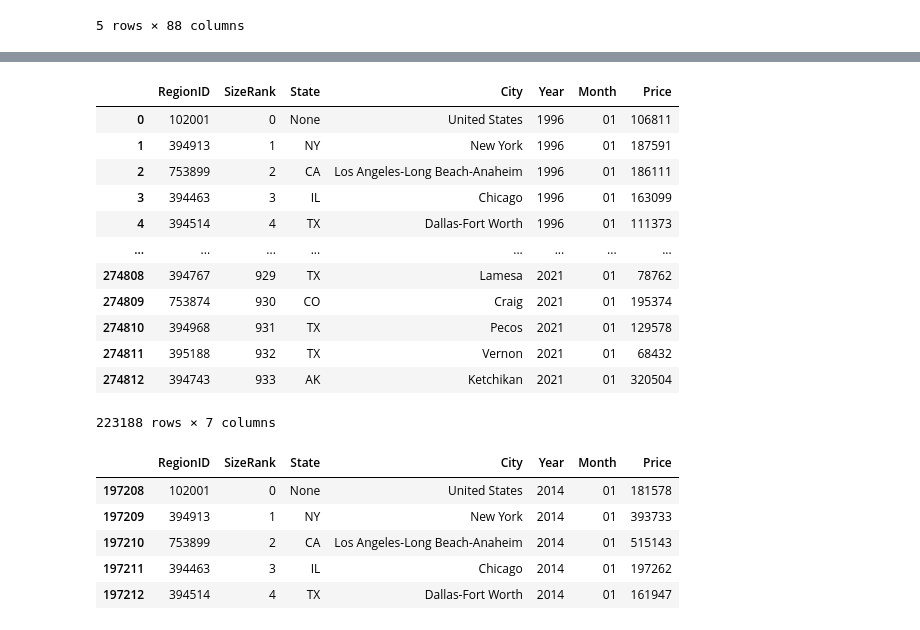
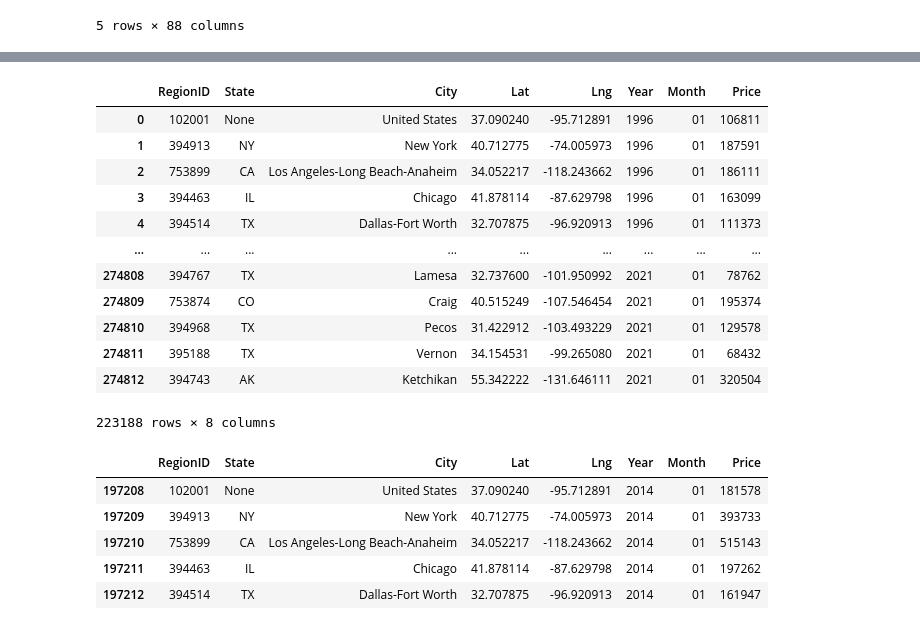
Before and after one commit to marybellavia/project-two, a Jupyter notebook: ETL.ipynb, the cells around one changed output, grey strips where cells are left out. Cells and saved outputs as stored; diff of their text form; code cells hidden in the pictures.

Commit message:
used google api to add lat and lng to database

```diff
--- a/ETL.ipynb
+++ b/ETL.ipynb
@@ -26,3 +31,20 @@ rent_df.head()
 | 3 | 394463 | Chicago, IL | 3 | 1511.0 | 1517.0 | 1522.0 | 1528.0 | 1533.0 | 1539 | 1544 | ... |
 | 4 | 394514 | Dallas-Fort Worth, TX | 4 | 1199.0 | 1207.0 | 1214.0 | 1221.0 | 1229.0 | 1236 | 1243 | ... |
 5 rows × 88 columns
+# %%
+# getting lng and lat to add to table to create maps in future js layer
+lat_col = []
+lng_col = []
+for city in rent_df['RegionName']:
+    target_url = ('https://maps.googleapis.com/maps/api/geocode/json?'
+    'address={0}&key={1}').format(city, gkey)
+    geo_data = requests.get(target_url).json()
+    lat = geo_data["results"][0]["geometry"]["location"]["lat"]
+    lng = geo_data["results"][0]["geometry"]["location"]["lng"]
+    lat_col.append(lat)
+    lng_col.append(lng)
+
+# adding columns to dataframe
+rent_df['Lat'] = lat_col
+rent_df['Lng'] = lng_col
+rent_df
@@ -266,0 +313,17 @@ house_df.head()
+# %%
+# getting lng and lat to add to table to create maps in future js layer
+lat_col = []
+lng_col = []
+for city in house_df['RegionName']:
+    target_url = ('https://maps.googleapis.com/maps/api/geocode/json?'
+    'address={0}&key={1}').format(city, gkey)
+    geo_data = requests.get(target_url).json()
+    lat = geo_data["results"][0]["geometry"]["location"]["lat"]
+    lng = geo_data["results"][0]["geometry"]["location"]["lng"]
+    lat_col.append(lat)
+    lng_col.append(lng)
+# %%
+# adding columns to dataframe
+house_df['Lat'] = lat_col
+house_df['Lng'] = lng_col
+house_df
@@ -267,6 +344,6 @@ house_df.head()
 # %%
 #depivot the table from the time series
-house_df = pd.melt(house_df, id_vars=['RegionID', 'RegionName','SizeRank','RegionType','StateName'], var_name='Date', value_name='Price')
+house_df = pd.melt(house_df, id_vars=['RegionID', 'RegionName','SizeRank','RegionType','StateName', 'Lat', 'Lng'], var_name='Date', value_name='Price')
 # %%
 house_df['StateName'].fillna('None', inplace=True) #filling NaN values with "None" so US is not accidentally dropped
 # %%
@@ -365,33 +448,33 @@ house_df
 # %%
 #adjust the data frame columns
-house_df = house_df[['RegionID','SizeRank','State','City','Year', 'Month','Price']]
+house_df = house_df[['RegionID','State','City','Lat', 'Lng', 'Year', 'Month','Price']]
 house_df
 # %% [output]
-|  | RegionID | SizeRank | State | City | Year | Month | Price |
-| 0 | 102001 | 0 | None | United States | 1996 | 01 | 106811 |
-| 1 | 394913 | 1 | NY | New York | 1996 | 01 | 187591 |
-| 2 | 753899 | 2 | CA | Los Angeles-Long Beach-Anaheim | 1996 | 01 | 186111 |
-| 3 | 394463 | 3 | IL | Chicago | 1996 | 01 | 163099 |
-| 4 | 394514 | 4 | TX | Dallas-Fort Worth | 1996 | 01 | 111373 |
-| ... | ... | ... | ... | ... | ... | ... | ... |
-| 274808 | 394767 | 929 | TX | Lamesa | 2021 | 01 | 78762 |
-| 274809 | 753874 | 930 | CO | Craig | 2021 | 01 | 195374 |
-| 274810 | 394968 | 931 | TX | Pecos | 2021 | 01 | 129578 |
-| 274811 | 395188 | 932 | TX | Vernon | 2021 | 01 | 68432 |
-| 274812 | 394743 | 933 | AK | Ketchikan | 2021 | 01 | 320504 |
+|  | RegionID | State | City | Lat | Lng | Year | Month | Price |
+| 0 | 102001 | None | United States | 37.090240 | -95.712891 | 1996 | 01 | 106811 |
+| 1 | 394913 | NY | New York | 40.712775 | -74.005973 | 1996 | 01 | 187591 |
+| 2 | 753899 | CA | Los Angeles-Long Beach-Anaheim | 34.052217 | -118.243662 | 1996 | 01 | 186111 |
+| 3 | 394463 | IL | Chicago | 41.878114 | -87.629798 | 1996 | 01 | 163099 |
+| 4 | 394514 | TX | Dallas-Fort Worth | 32.707875 | -96.920913 | 1996 | 01 | 111373 |
+| ... | ... | ... | ... | ... | ... | ... | ... | ... |
+| 274808 | 394767 | TX | Lamesa | 32.737600 | -101.950992 | 2021 | 01 | 78762 |
+| 274809 | 753874 | CO | Craig | 40.515249 | -107.546454 | 2021 | 01 | 195374 |
+| 274810 | 394968 | TX | Pecos | 31.422912 | -103.493229 | 2021 | 01 | 129578 |
+| 274811 | 395188 | TX | Vernon | 34.154531 | -99.265080 | 2021 | 01 | 68432 |
+| 274812 | 394743 | AK | Ketchikan | 55.342222 | -131.646111 | 2021 | 01 | 320504 |
-223188 rows × 7 columns
+223188 rows × 8 columns
 # %%
 # Filtered df to match the rent data
 house_df['Year'] = house_df['Year'].astype(int)
 house_filtered = house_df[house_df['Year'] >= 2014]
 house_filtered.head()
 # %% [output]
-|  | RegionID | SizeRank | State | City | Year | Month | Price |
-| 197208 | 102001 | 0 | None | United States | 2014 | 01 | 181578 |
-| 197209 | 394913 | 1 | NY | New York | 2014 | 01 | 393733 |
-| 197210 | 753899 | 2 | CA | Los Angeles-Long Beach-Anaheim | 2014 | 01 | 515143 |
-| 197211 | 394463 | 3 | IL | Chicago | 2014 | 01 | 197262 |
-| 197212 | 394514 | 4 | TX | Dallas-Fort Worth | 2014 | 01 | 161947 |
+|  | RegionID | State | City | Lat | Lng | Year | Month | Price |
+| 197208 | 102001 | None | United States | 37.090240 | -95.712891 | 2014 | 01 | 181578 |
+| 197209 | 394913 | NY | New York | 40.712775 | -74.005973 | 2014 | 01 | 393733 |
+| 197210 | 753899 | CA | Los Angeles-Long Beach-Anaheim | 34.052217 | -118.243662 | 2014 | 01 | 515143 |
+| 197211 | 394463 | IL | Chicago | 41.878114 | -87.629798 | 2014 | 01 | 197262 |
+| 197212 | 394514 | TX | Dallas-Fort Worth | 32.707875 | -96.920913 | 2014 | 01 | 161947 |
 # %%
 house_df
 # %% [output]
```
Also changed, not shown: parts of 32 cells of this notebook, 7 other files.
